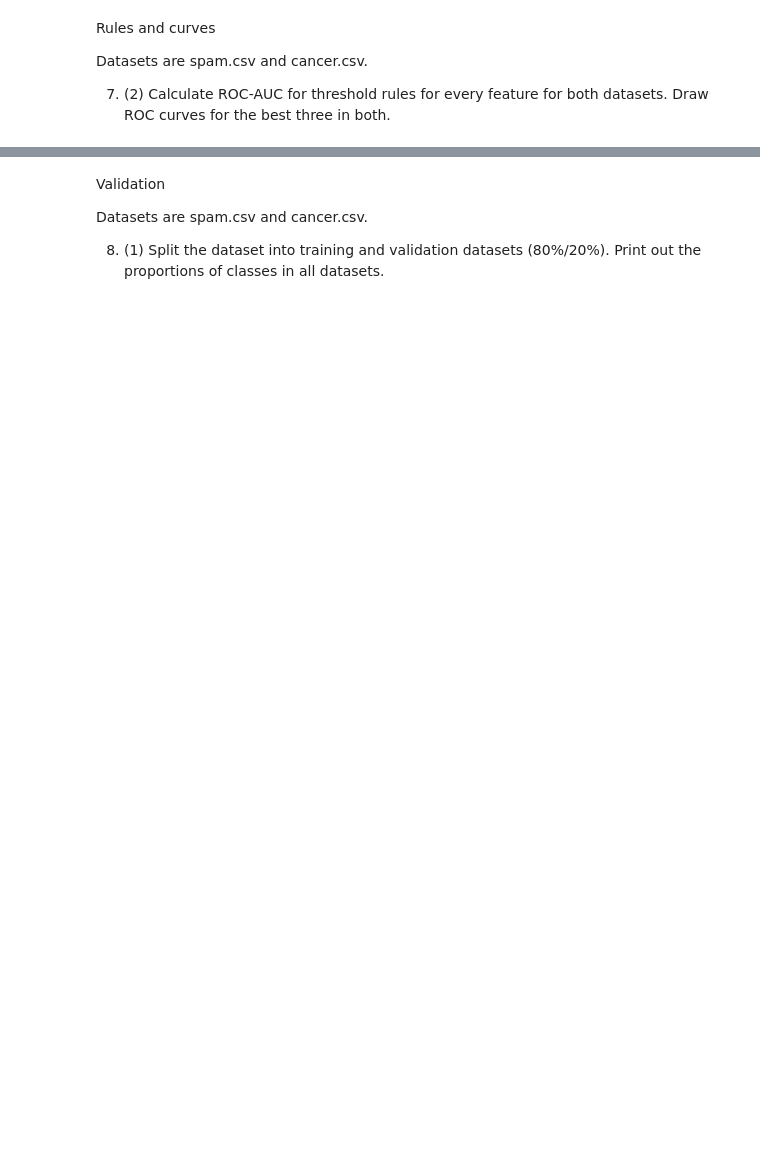
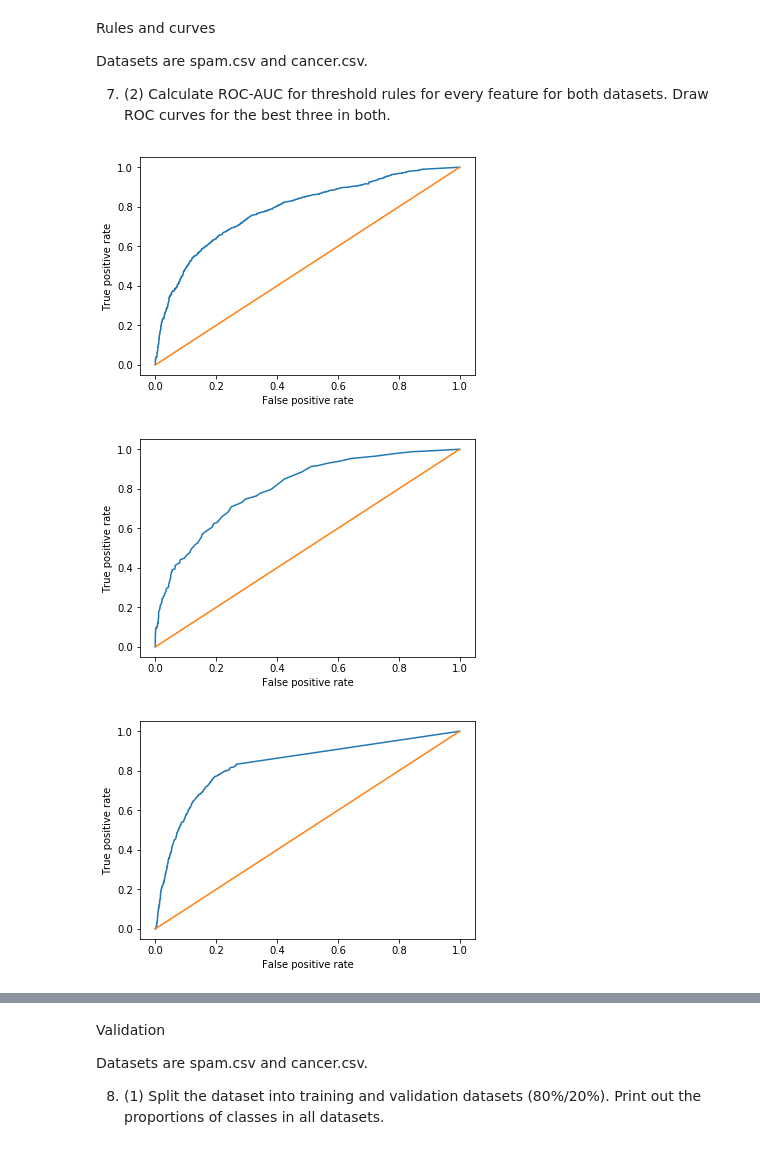
Before and after one commit to VadimFarutin/SPbAU, a Jupyter notebook: ML/hw01.ipynb, the cells around one changed output, grey strips where cells are left out. Cells and saved outputs as stored; diff of their text form; code cells hidden in the pictures; blank space fills up the shorter version.

```diff
--- a/ML/hw01.ipynb
+++ b/ML/hw01.ipynb
@@ -346,3 +347,31 @@ Rules and curves
 Datasets are spam.csv and cancer.csv.
 
 7. (2) Calculate ROC-AUC for threshold rules for every feature for both datasets. Draw ROC curves for the best three in both.
+# %%
+from sklearn import metrics
+
+def best_roc_curves(D, k, pos_label):
+    X = [row[0] for row in D]
+    Y = [row[1] for row in D]
+    scores = [metrics.roc_auc_score(Y, [row[i] for row in X]) for i in range(len(X[0]))]
+    sorted_idx = np.argsort(scores)
+    best_scores_idx = sorted_idx[-3:]
+    curves = [metrics.roc_curve(Y, [row[i] for row in X], pos_label=pos_label) for i in best_scores_idx]
+
+    return curves
+# %%
+def plot_curve(curve):
+    plt.xlabel("False positive rate")
+    plt.ylabel("True positive rate")
+    plt.plot(curve[0], curve[1])
+    plt.plot([0, 1], [0, 1])
+    plt.show()
+# %%
+D = read_spam()
+roc_curves = best_roc_curves(D, 3, 1.0)
+for curve in roc_curves:
+    plot_curve(curve)
+# %% [output]
+[figure, added]
+[figure, added]
+[figure, added]
```
Also changed, not shown: parts of 17 cells of this notebook.
